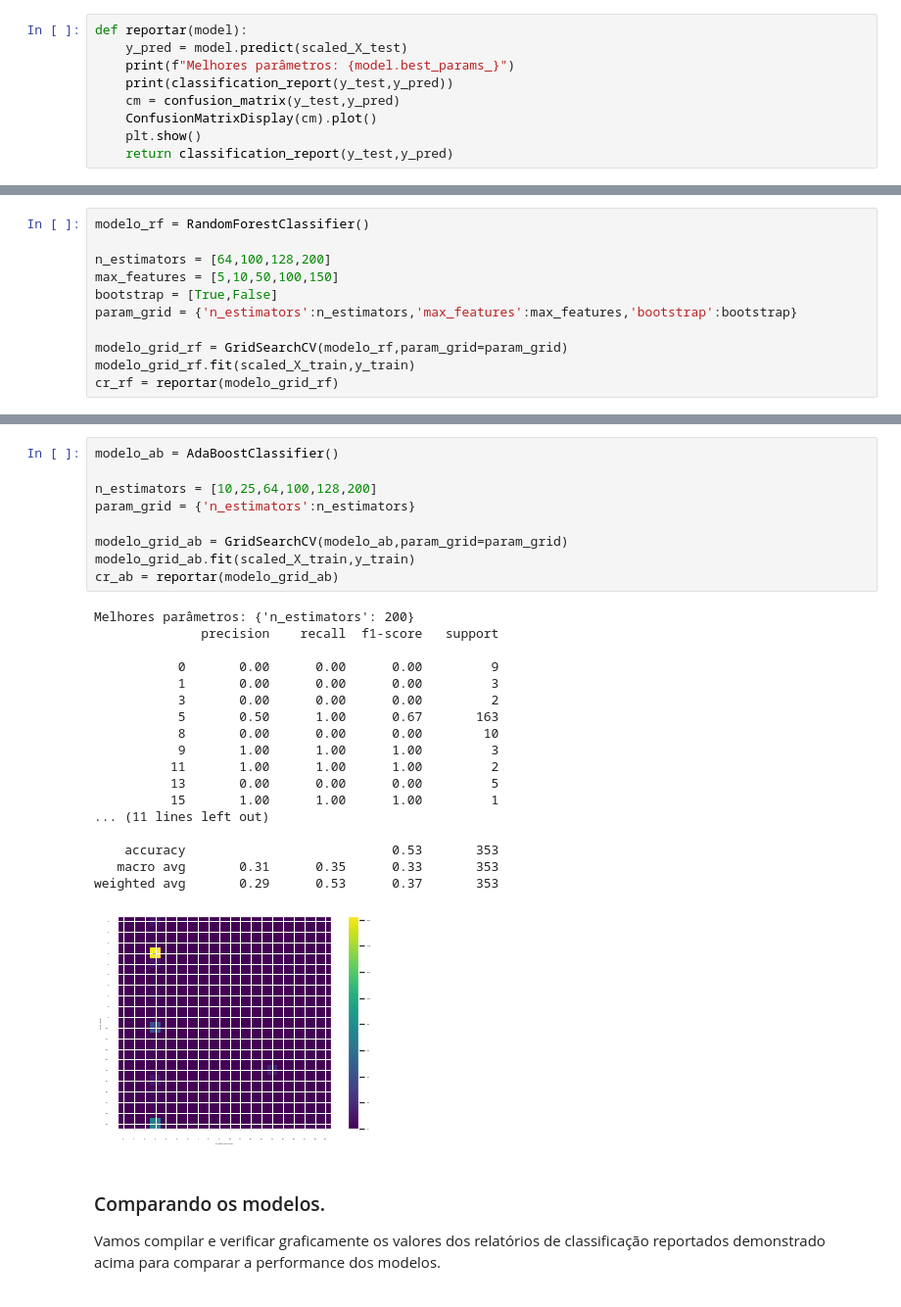
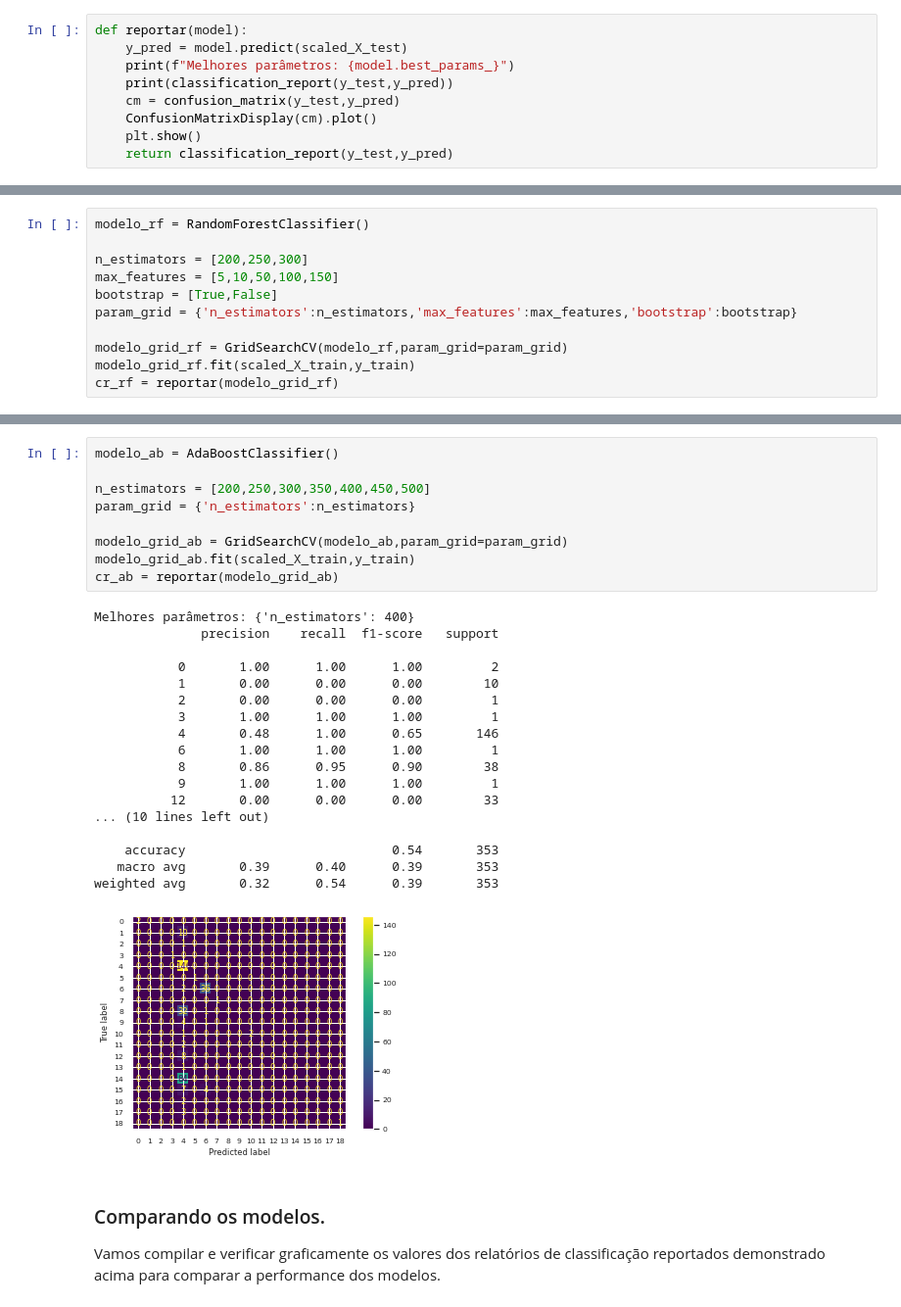
Before and after one commit to lgalicki/tcc-pos-ciecia-de-dados-pucmg, a Jupyter notebook: 5 - Sistema de recomendação.ipynb, the cells around one changed output, grey strips where cells are left out. Shown at 98% size. Cells and saved outputs as stored; diff of their text form.

```diff
--- a/5 - Sistema de recomendação.ipynb
+++ b/5 - Sistema de recomendação.ipynb
@@ -313,7 +321,7 @@ Dadas todas essas aleatoriedades na seleção de linhas e colunas a serem usadas
 # %%
 modelo_rf = RandomForestClassifier()
 
-n_estimators = [64,100,128,200]
+n_estimators = [200,250,300]
 max_features = [5,10,50,100,150]
 bootstrap = [True,False]
 param_grid = {'n_estimators':n_estimators,'max_features':max_features,'bootstrap':bootstrap}
@@ -349,31 +357,31 @@ Testaremos com Grid Search qual a melhor quantidade de estimadores (n_estimators
 # %%
 modelo_ab = AdaBoostClassifier()
 
-n_estimators = [10,25,64,100,128,200]
+n_estimators = [200,250,300,350,400,450,500]
 param_grid = {'n_estimators':n_estimators}
 
 modelo_grid_ab = GridSearchCV(modelo_ab,param_grid=param_grid)
 modelo_grid_ab.fit(scaled_X_train,y_train)
 cr_ab = reportar(modelo_grid_ab)
 # %% [output]
-Melhores parâmetros: {'n_estimators': 200}
+Melhores parâmetros: {'n_estimators': 400}
               precision    recall  f1-score   support
 
-           0       0.00      0.00      0.00         9
-           1       0.00      0.00      0.00         3
-           3       0.00      0.00      0.00         2
-           5       0.50      1.00      0.67       163
-           8       0.00      0.00      0.00        10
-           9       1.00      1.00      1.00         3
-          11       1.00      1.00      1.00         2
-          13       0.00      0.00      0.00         5
-          15       1.00      1.00      1.00         1
-... (11 lines left out)
+           0       1.00      1.00      1.00         2
+           1       0.00      0.00      0.00        10
+           2       0.00      0.00      0.00         1
+           3       1.00      1.00      1.00         1
+           4       0.48      1.00      0.65       146
+           6       1.00      1.00      1.00         1
+           8       0.86      0.95      0.90        38
+           9       1.00      1.00      1.00         1
+          12       0.00      0.00      0.00        33
+... (10 lines left out)
 
-    accuracy                           0.53       353
-   macro avg       0.31      0.35      0.33       353
-weighted avg       0.29      0.53      0.37       353
+    accuracy                           0.54       353
+   macro avg       0.39      0.40      0.39       353
+weighted avg       0.32      0.54      0.39       353
-[figure, old version]
+[figure, new version]
 # %% [markdown]
 ### Comparando os modelos.
 Vamos compilar e verificar graficamente os valores dos relatórios de classificação reportados demonstrado acima para comparar a performance dos modelos.
```
Also changed, not shown: parts of 35 cells of this notebook, 3 other files.
